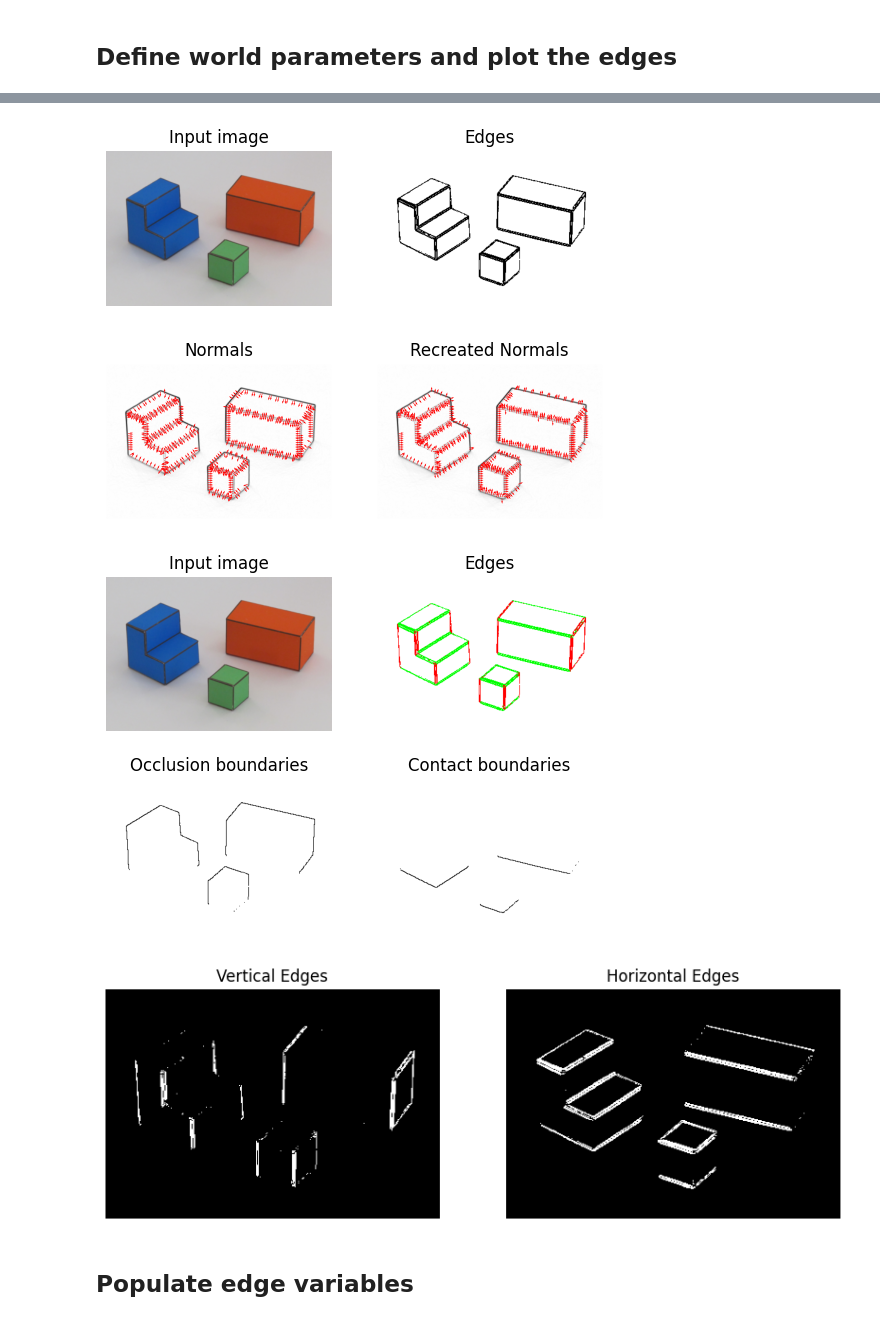
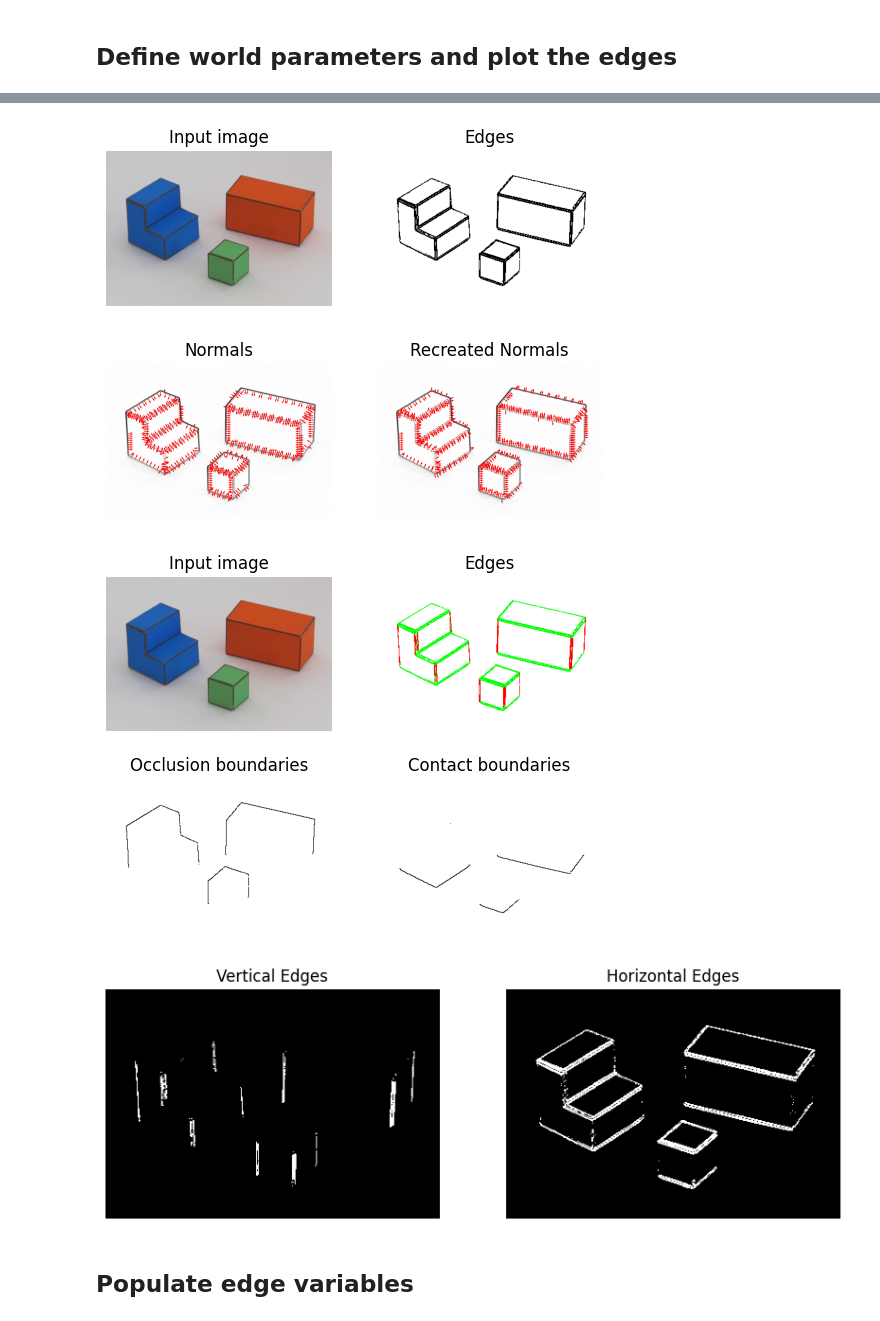
Before and after one commit to MariaChrysafis/Schoolwork, a Jupyter notebook: 6.S058/pset1/pset1_2025.ipynb, the cells around one changed output, grey strips where cells are left out. Cells and saved outputs as stored; diff of their text form; code cells hidden in the pictures.

```diff
--- a/6.S058/pset1/pset1_2025.ipynb
+++ b/6.S058/pset1/pset1_2025.ipynb
@@ -116,7 +116,7 @@ Gy = np.array(sobely, dtype=np.float32)  # Sobel filter for y-gradient
 grad_x = conv2d(m, Gx, 'same')
 grad_y = conv2d(m, Gy, 'same')
 edge_magnitude = np.sqrt(grad_x**2 + grad_y**2)
-vertical_edges = (np.abs(edge_orientation) < pi / 10) & (edges == 1)
+vertical_edges = (np.abs(edge_orientation) < pi / 20) & (edges == 1)
 
 # Define horizontal edges based on edge orientation (~0 or ~pi)
 horizontal_edges = edges * (1 - vertical_edges)
@@ -203,35 +203,35 @@ plt.title('Occlusion boundaries')
 
 plt.subplot(2,2,4)
 plt.imshow(1-contact_edges, cmap='gray')
 plt.axis('off')
 plt.title('Contact boundaries')
 
 ## MY CODE
 plt.figure(figsize=(10, 5))
 
 plt.subplot(1, 2, 1)
 plt.imshow(vertical_edges, cmap='gray')
 plt.axis('off')
 plt.title('Vertical Edges')
 
 plt.subplot(1, 2, 2)
 plt.imshow(horizontal_edges, cmap='gray')
 plt.axis('off')
 plt.title('Horizontal Edges')
 
 plt.show()
 # %% [output]
 ground (256, 373) [[1. 1. 1. ... 1. 1. 1.]
  [1. 1. 1. ... 1. 1. 1.]
  [1. 1. 1. ... 1. 1. 1.]
  ...
  [1. 1. 1. ... 1. 1. 1.]
  [1. 1. 1. ... 1. 1. 1.]
  [1. 1. 1. ... 1. 1. 1.]]
 [figure]
 [figure]
-[figure, old version]
+[figure, new version]
-[figure, old version]
+[figure, new version]
 # %% [markdown]
 ## Populate edge variables
 # %%
```
Also changed, not shown: parts of 1 cell of this notebook.
